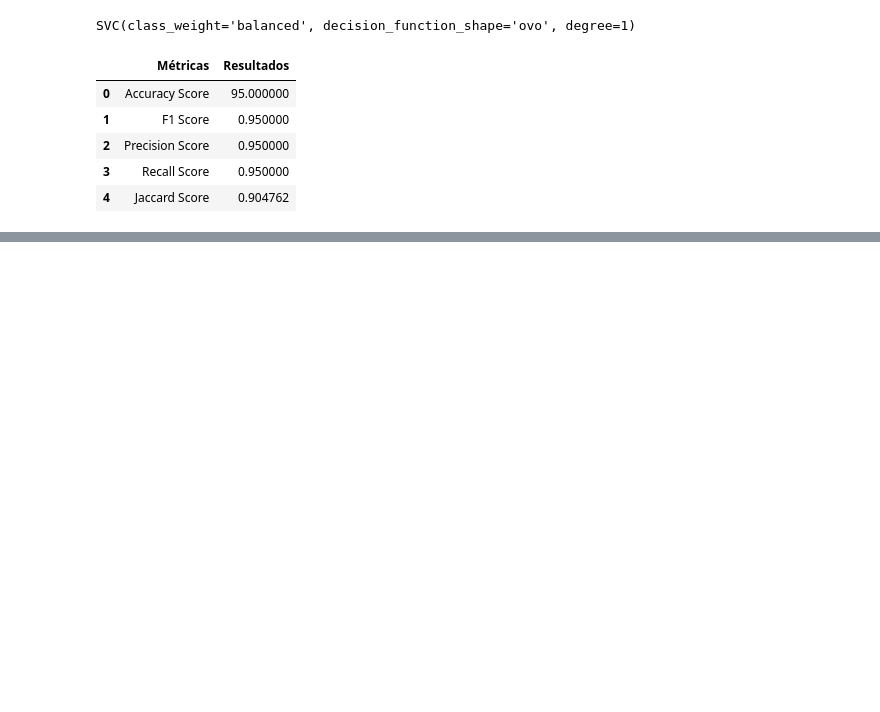
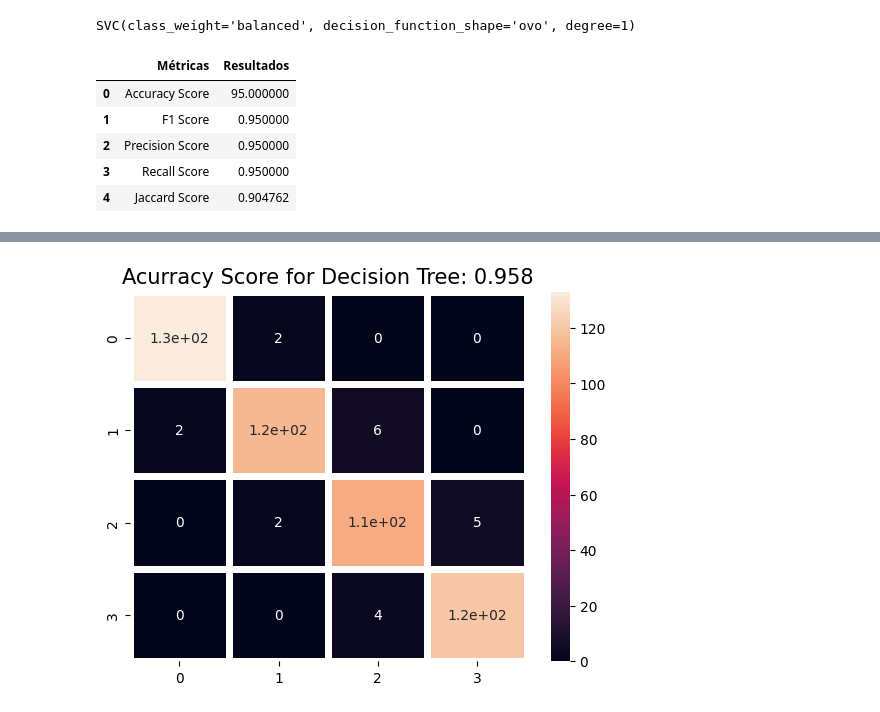
Before and after one commit to Saul-Ochoa/Machine-Learning-Classification, a Jupyter notebook: MobilePhone/MobileClasification.ipynb, the cells around one changed output, grey strips where cells are left out. Saved outputs shown, nothing was run; the diff lists cells and outputs as text; code cells hidden in the pictures; blank space fills up the shorter version.

```diff
--- a/MobilePhone/MobileClasification.ipynb
+++ b/MobilePhone/MobileClasification.ipynb
@@ -602,0 +656,4 @@ df
+# %%
+matrix(lr)
+# %% [output]
+[figure, added]
```
Also changed, not shown: parts of 7 cells of this notebook.
